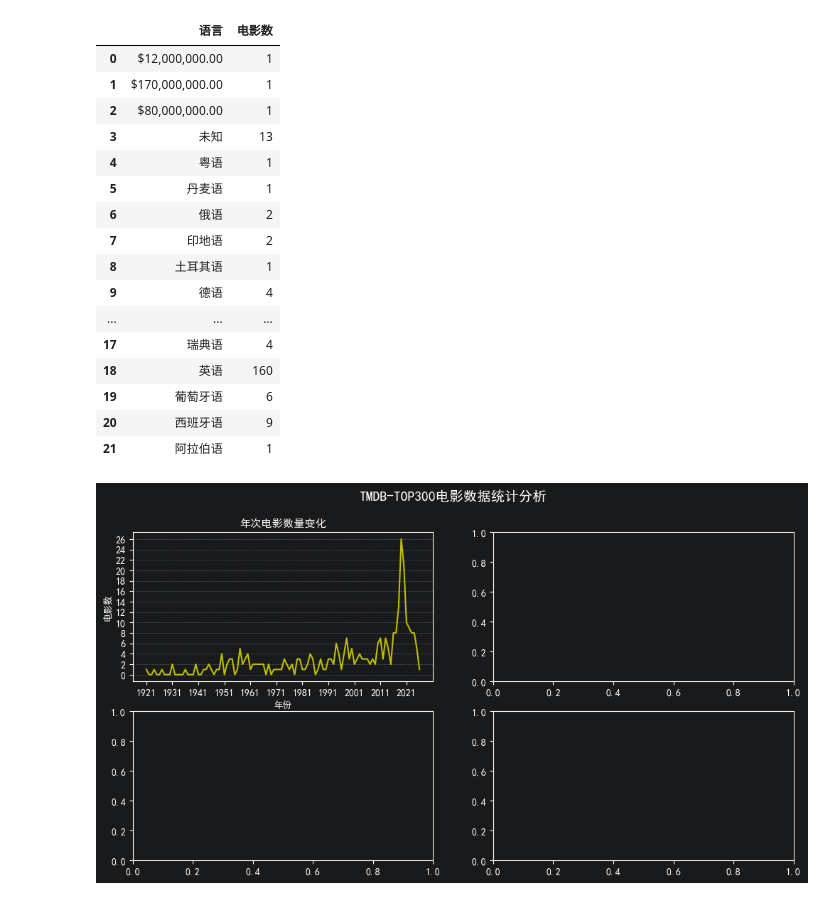
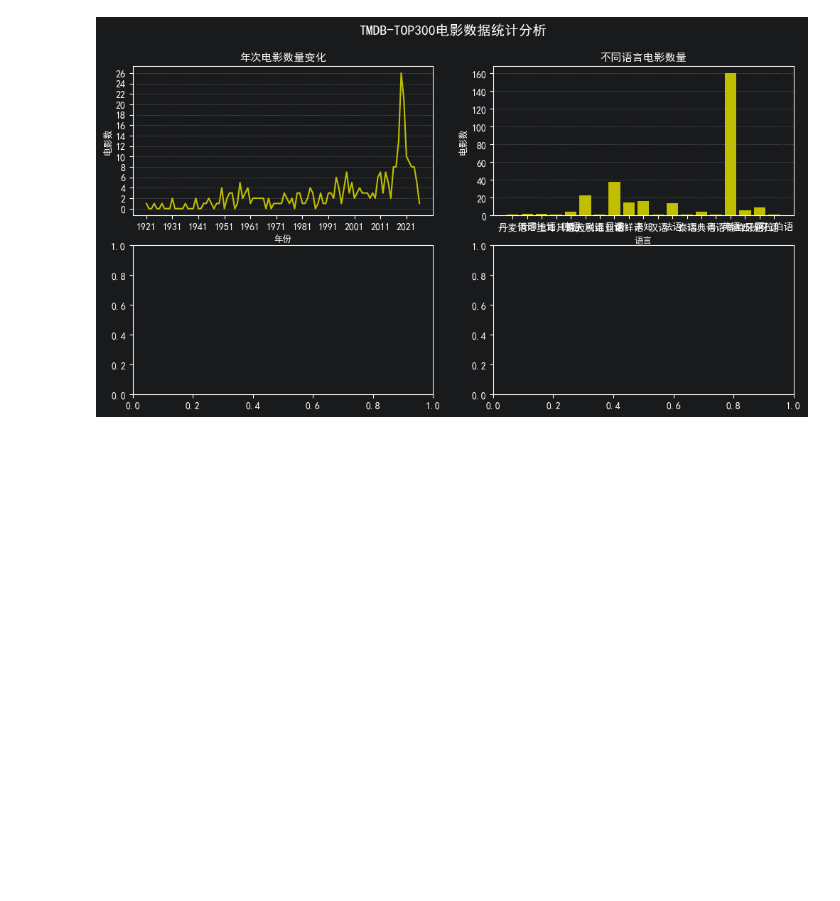
Before and after one commit to Sean-Allen1020/Python_Learning_Note, a Jupyter notebook: python-code/python01/04章-数据分析/实战案例/Top评分电影数据分析.ipynb, the cells around one changed output. Saved outputs shown, nothing was run; the diff lists cells and outputs as text; code cells hidden in the pictures; blank space fills up the shorter version.

```diff
--- a/python-code/python01/04章-数据分析/实战案例/Top评分电影数据分析.ipynb
+++ b/python-code/python01/04章-数据分析/实战案例/Top评分电影数据分析.ipynb
@@ -2,8 +2,7 @@
 from matplotlib.axes import Axes
 import pandas as pd
 import matplotlib.pyplot as plt
-from matplotlib.pyplot import suptitle
-from streamlit import title
+
 
 """
 TMDB-TOP300电影数据统计分析
@@ -18,57 +17,61 @@ df = pd.read_csv("../data/top_rated_movies.csv",
                  usecols=['电影名', '年份', '上映时间', '类型', '时长(m)', '评分', '语言'])
 # 设置子图
 plt.rcParams["font.sans-serif"] = ["SimHei"]  # 设置中文字体
 fig, axes = plt.subplots(2, 2, figsize=(12, 6), dpi=100)  # 设置子图
 fig.suptitle("TMDB-TOP300电影数据统计分析", fontsize=14)  # 设置总标题
 # 获取子图
 axe1: Axes = axes[0, 0]  # 需求1：统计年次电影上映数量
 axe2: Axes = axes[0, 1]  # 需求2：统计不同语言电影数量
 axe3: Axes = axes[1, 0]  # 需求3：统计不同类型电影数量
 axe4: Axes = axes[1, 1]  # 需求4：统计电影评分比例
 
-# 需求1
+# 需求1：统计TOP300的电影中，每一年上映的电影数量的变化。（折线图）
 # 获取数据
 df_year_count = df.groupby("年份")["年份"].count()  # 获取Series数据，年份列变为了索引，值是电影数量
-years = [year for year in range(df_year_count.index.min(), df1.index.max() + 1)]  # 遍历Series索引(年份)，得到年份列表
+years = [year for year in range(df_year_count.index.min(), df_year_count.index.max() + 1)]  # 遍历Series索引(年份)，得到年份列表
 counts = [df_year_count.get(year, 0) for year in years]  # 通过年份索引，获取对应的值，得到电影数量列表
 # 绘制图表
 axe1.plot(years, counts, color="y")
 # 设置图表
 axe1.set_title("年次电影数量变化", fontsize=11)
 axe1.set_xlabel("年份", fontsize=9)
 axe1.set_ylabel("电影数", fontsize=9)
 axe1.set_xticks(years[::10])
-axe1.set_yticks([count for count in range(min(counts), max(counts) + 1, 2)])
+axe1.set_yticks([count for count in range(0, max(counts) + 1, 2)])
 axe1.grid(axis="y", ls="--", alpha=0.4)
 
 
-# 需求2
+# 需求2：统计对比不同语言电影数量。（柱状图）
+# 获取数据
 df_lang_count = df.groupby("语言")["语言"].count().reset_index(name="电影数")
+
+# 修复异常值
 # 替换明确异常数据
-df_lang_count['语言'] = df_lang_count['语言'].replace({'Cantonese': '粤语', '-': '未知'})
+df_lang_count_check['语言'] = df_lang_count['语言'].replace({'Cantonese': '粤语', '-': '未知'})
 # 布尔遮掩码判断异常数据
 mask_bad = (
-    df_lang_count["语言"].isna() |
-    df_lang_count["语言"].str.fullmatch(r"\$[\d,]+\.\d{2}", na=False) |
-    df_lang_count["语言"].str.contains(r"\d+", na=False)
+    df_lang_count_check["语言"].isna() |
+    df_lang_count_check["语言"].str.fullmatch(r"\$[\d,]+\.\d{2}", na=False) |
+    df_lang_count_check["语言"].str.contains(r"\d+", na=False)
 )
-df_lang_count.loc[mask_bad, "语言"] = "未知"
+df_lang_count_check.loc[mask_bad, "语言"] = "未知"
+
+# 获取修复后的数据
+df_lang_count = df_lang_count_check.groupby("语言")["电影数"].sum()
+# 将未知的行移到最后
+df_lang_count = pd.concat(
+    [df_lang_count[df_lang_count.index != "未知"],
+     df_lang_count[df_lang_count.index == "未知"]])
+
+
+## 绘制图表
+axe2.bar(df_lang_count.index, df_lang_count.values, color="y")
+# 设置图表
+axe2.set_title("不同语言电影数量", fontsize=11)
+axe2.set_xlabel("语言", fontsize=9)
+axe2.set_ylabel("电影数", fontsize=9)
+# axe2.set_xticks(df_lang_count.index)
+axe2.set_yticks([count for count in range(0, max(df_lang_count.values) + 5, 20)]) # 5没有意义，只是为了使最大值有多余空间
+axe2.grid(axis="y", ls="--", alpha=0.4)
 # %% [output]
-|  | 语言 | 电影数 |
-| 0 | $12,000,000.00 | 1 |
-| 1 | $170,000,000.00 | 1 |
-| 2 | $80,000,000.00 | 1 |
-| 3 | 未知 | 13 |
-| 4 | 粤语 | 1 |
-| 5 | 丹麦语 | 1 |
-| 6 | 俄语 | 2 |
-| 7 | 印地语 | 2 |
-| 8 | 土耳其语 | 1 |
-| 9 | 德语 | 4 |
-| ... | ... | ... |
-| 17 | 瑞典语 | 4 |
-| 18 | 英语 | 160 |
-| 19 | 葡萄牙语 | 6 |
-| 20 | 西班牙语 | 9 |
-| 21 | 阿拉伯语 | 1 |
-[figure, old version]
+[figure, new version]
```
Also changed, not shown: 1 other file.
